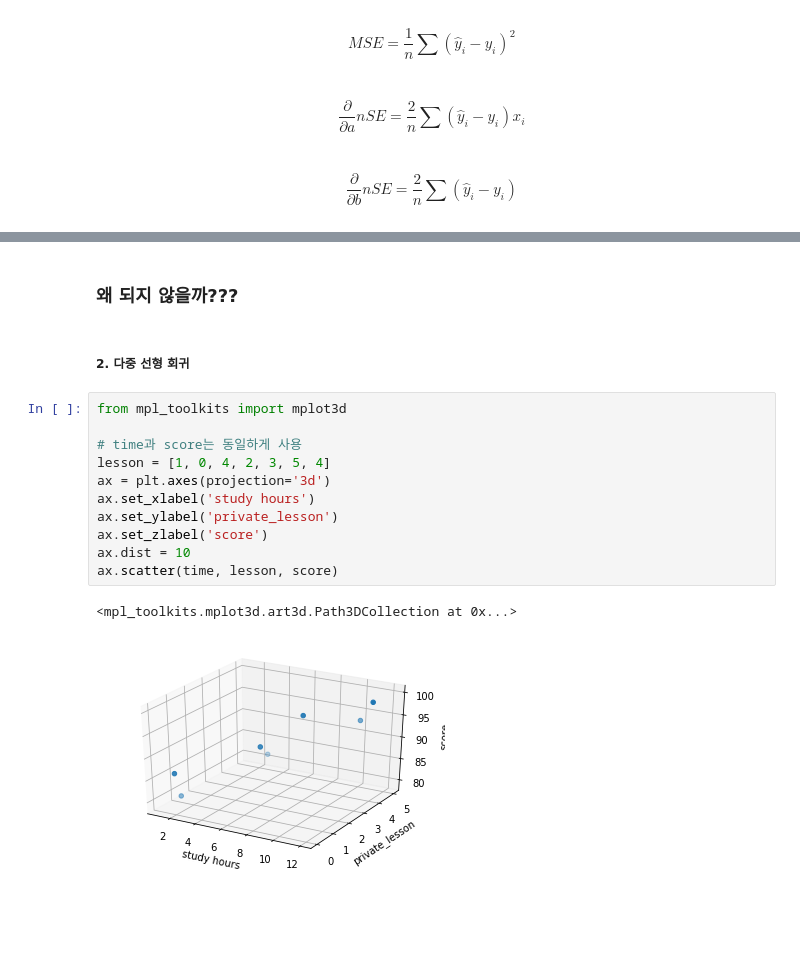
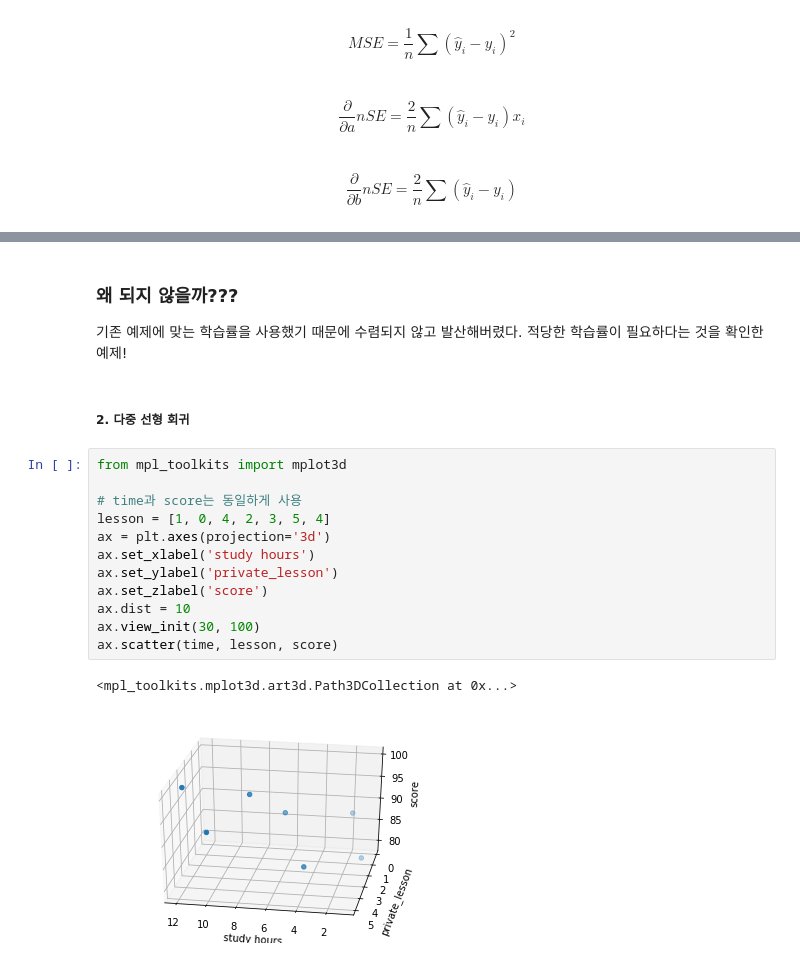
Before and after one commit to cos18/everybody-deeplearning, a Jupyter notebook: ch04/linear_regression.ipynb, the cells around one changed output, grey strips where cells are left out. Drawn from its saved outputs; the diff is of its cells as text; blank space fills up the shorter version.

```diff
--- a/ch04/linear_regression.ipynb
+++ b/ch04/linear_regression.ipynb
@@ -67,21 +74,23 @@ epoch : 1000, a : -9.489860145404452e+215, b : -1.1238572387663598e+215
-# %% [markdown]
-### 왜 되지 않을까???
+# %% [markdown]
+### 왜 되지 않을까???
+기존 예제에 맞는 학습률을 사용했기 때문에 수렴되지 않고 발산해버렸다. 적당한 학습률이 필요하다는 것을 확인한 예제!
 # %% [markdown]
 ##### 2. 다중 선형 회귀
 # %%
 from mpl_toolkits import mplot3d
 
 # time과 score는 동일하게 사용
 lesson = [1, 0, 4, 2, 3, 5, 4]
 ax = plt.axes(projection='3d')
 ax.set_xlabel('study hours')
 ax.set_ylabel('private_lesson')
 ax.set_zlabel('score')
 ax.dist = 10
+ax.view_init(30, 100)
 ax.scatter(time, lesson, score)
 # %% [output]
 <mpl_toolkits.mplot3d.art3d.Path3DCollection at 0x...>
-[figure, old version]
+[figure, new version]
 # %%
 lesson_data = np.array(lesson)
 
```
Also changed, not shown: parts of 5 cells of this notebook, 5 other files.
